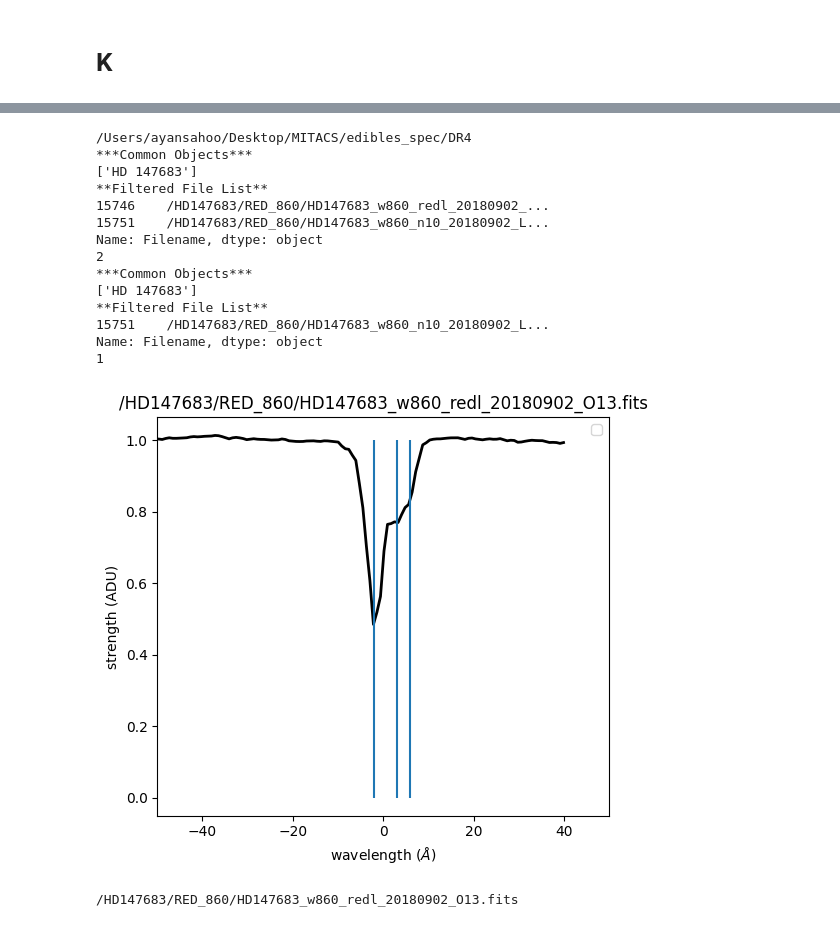
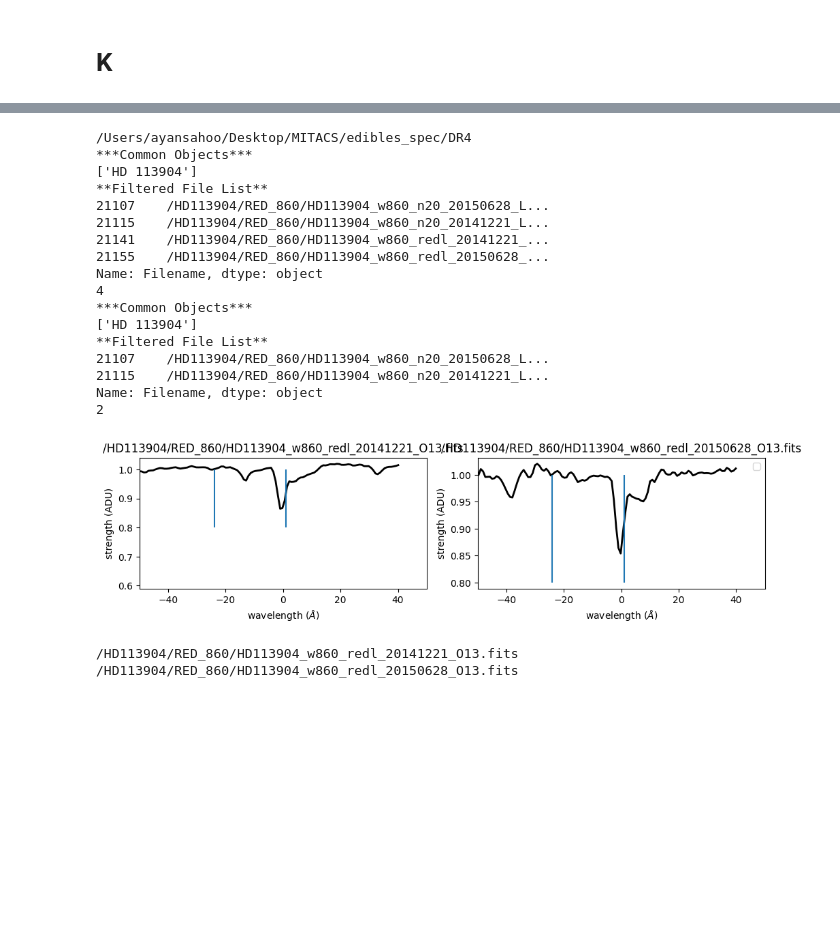
Before and after one commit to AyanS13/edibles, a Jupyter notebook: cloud_checker.ipynb, the cells around one changed output, grey strips where cells are left out. Cells and saved outputs as stored; diff of their text form; code cells hidden in the pictures; blank space fills up the shorter version.

```diff
--- a/cloud_checker.ipynb
+++ b/cloud_checker.ipynb
@@ -131,7 +133,7 @@ Name: Filename, dtype: object
 # %% [markdown]
 # Na II
 # %%
-sightline = "HD 149404"
+sightline = "HD 154368"
 pythia = EdiblesOracle()
 List_1 = pythia.getFilteredObsList(object=[sightline], MergedOnly=False, Wave=5892)
 test_1 = List_1.values.tolist()
@@ -145,10 +147,10 @@ test = list(test)
 
 lambda0 = [5889.951, 5895.924]
 ref_wave = 5889.951
-cl_1 = 7
-cl_2 = -13
-cl_3 = -35
-cl_4 = -24
+cl_1 = -11.5
+cl_2 = -21
+cl_3 = -38
+# cl_4 = -24
 # f = [0.005450, 0.005450]
 # gamma = [1e8,1e8]
 # b = [3.5, 3.5]
@@ -190,7 +192,7 @@ for i in range(len(test)):
     axs[i].vlines(x=cl_1, ymin=0, ymax=1)
     axs[i].vlines(x=cl_2, ymin=0, ymax=1)
     axs[i].vlines(x=cl_3, ymin=0, ymax=1)
-    axs[i].vlines(x=cl_4, ymin=0, ymax=1)
+    # axs[i].vlines(x=cl_4, ymin=0, ymax=1)
 
     # y = np.ones(len(wave))
     # axs[i].plot(wave, y)
@@ -252,7 +244,7 @@ Name: Filename, dtype: object
 # %% [markdown]
 # K
 # %%
-sightline = "HD 149404"
+sightline = "HD 154368"
 pythia = EdiblesOracle()
 List_1 = pythia.getFilteredObsList(object=[sightline], MergedOnly=False, Wave=7665)
 test_1 = List_1.values.tolist()
@@ -266,11 +258,11 @@ test = list(test)
 
 lambda0 = [7664.899]
 ref_wave = 7664.899
-cl_1 = 7
-cl_2 = -13
-cl_3 = -35
-cl_4 = -24
-cl_5 = -10
+cl_1 = -11.5
+cl_2 = -21
+cl_3 = -38
+# cl_4 = -24
+# cl_5 = -10
 # f = [0.005450, 0.005450]
 # gamma = [1e8,1e8]
 # b = [3.5, 3.5]
@@ -313,8 +305,8 @@ for i in range(len(test)):
     axs[i].vlines(x=cl_1, ymin=0, ymax=1)
     axs[i].vlines(x=cl_2, ymin=0, ymax=1)
     axs[i].vlines(x=cl_3, ymin=0, ymax=1)
-    axs[i].vlines(x=cl_4, ymin=0, ymax=1)
-    axs[i].vlines(x=cl_5, ymin=0, ymax=1)
+    # axs[i].vlines(x=cl_4, ymin=0, ymax=1)
+    # axs[i].vlines(x=cl_5, ymin=0, ymax=1)
     # y = np.ones(len(wave))
     # axs[i].plot(wave, y)
     #++++++++++++++++++++++++++++++++++++++++++++++++++++++++++++++++++++++++++
@@ -373,5 +365,5 @@ Name: Filename, dtype: object
 # %%
-sightline = "HD 147683"
+sightline = "HD 113904"
 pythia = EdiblesOracle()
 List_1 = pythia.getFilteredObsList(object=[sightline], MergedOnly=False, Wave=7698)
 test_1 = List_1.values.tolist()
@@ -385,10 +377,10 @@ test = list(test)
 
 lambda0 = [7698.965]
 ref_wave = 7698.965
-cl_1 = -2
-cl_2 = 3
-cl_3 = 6
-# cl_4 = -36
+cl_1 = 1
+cl_2 = -24
+# cl_3 = 13
+# cl_4 = 5
 # cl_5 = -10
 # f = [0.005450, 0.005450]
 # gamma = [1e8,1e8]
@@ -429,9 +421,9 @@ for i in range(len(test)):
 
     # Plot data on the corresponding subplot
     axs[i].plot(3*(10**5)*(wave-ref_wave)/ref_wave, flux, color='k', linewidth=2)
-    axs[i].vlines(x=cl_1, ymin=0, ymax=1)
-    axs[i].vlines(x=cl_2, ymin=0, ymax=1)
-    axs[i].vlines(x=cl_3, ymin=0, ymax=1)
+    axs[i].vlines(x=cl_1, ymin=0.8, ymax=1)
+    axs[i].vlines(x=cl_2, ymin=0.8, ymax=1)
+    # axs[i].vlines(x=cl_3, ymin=0, ymax=1)
     # axs[i].vlines(x=cl_4, ymin=0, ymax=1)
     # axs[i].vlines(x=cl_5, ymin=0.9, ymax=1)
     # y = np.ones(len(wave))
@@ -443,41 +435,45 @@ for i in range(len(test)):
 
     # axs[i].plot(wave, model)
 
     # Set title for each subplot
     axs[i].set_title(str(test[i]))
 
     # Set x and y labels for each subplot
     axs[i].set_xlabel('wavelength ($\AA$)')
     axs[i].set_ylabel('strength (ADU)')
 
     axs[i].set_xlim(-50, 50)
 
 # Hide the unused subplots
 for j in range(len(test), len(axs)):
     fig.delaxes(axs[j])
 # Adjust the layout so titles and labels fit well
 plt.tight_layout()
 plt.legend()
 # Show the plot
 plt.show()
 
 
 for i in test:
     print(i)
 # %% [output]
 /Users/ayansahoo/Desktop/MITACS/edibles_spec/DR4
 ***Common Objects***
-['HD 147683']
+['HD 113904']
 **Filtered File List**
-15746    /HD147683/RED_860/HD147683_w860_redl_20180902_...
-15751    /HD147683/RED_860/HD147683_w860_n10_20180902_L...
+21107    /HD113904/RED_860/HD113904_w860_n20_20150628_L...
+21115    /HD113904/RED_860/HD113904_w860_n20_20141221_L...
+21141    /HD113904/RED_860/HD113904_w860_redl_20141221_...
+21155    /HD113904/RED_860/HD113904_w860_redl_20150628_...
+Name: Filename, dtype: object
+4
+***Common Objects***
+['HD 113904']
+**Filtered File List**
+21107    /HD113904/RED_860/HD113904_w860_n20_20150628_L...
+21115    /HD113904/RED_860/HD113904_w860_n20_20141221_L...
 Name: Filename, dtype: object
 2
-***Common Objects***
-['HD 147683']
-**Filtered File List**
-15751    /HD147683/RED_860/HD147683_w860_n10_20180902_L...
-Name: Filename, dtype: object
-1
-[figure, old version]
+[figure, new version]
-/HD147683/RED_860/HD147683_w860_redl_20180902_O13.fits
+/HD113904/RED_860/HD113904_w860_redl_20141221_O13.fits
+/HD113904/RED_860/HD113904_w860_redl_20150628_O13.fits
```
Also changed, not shown: parts of 3 cells of this notebook, 4 other files.
